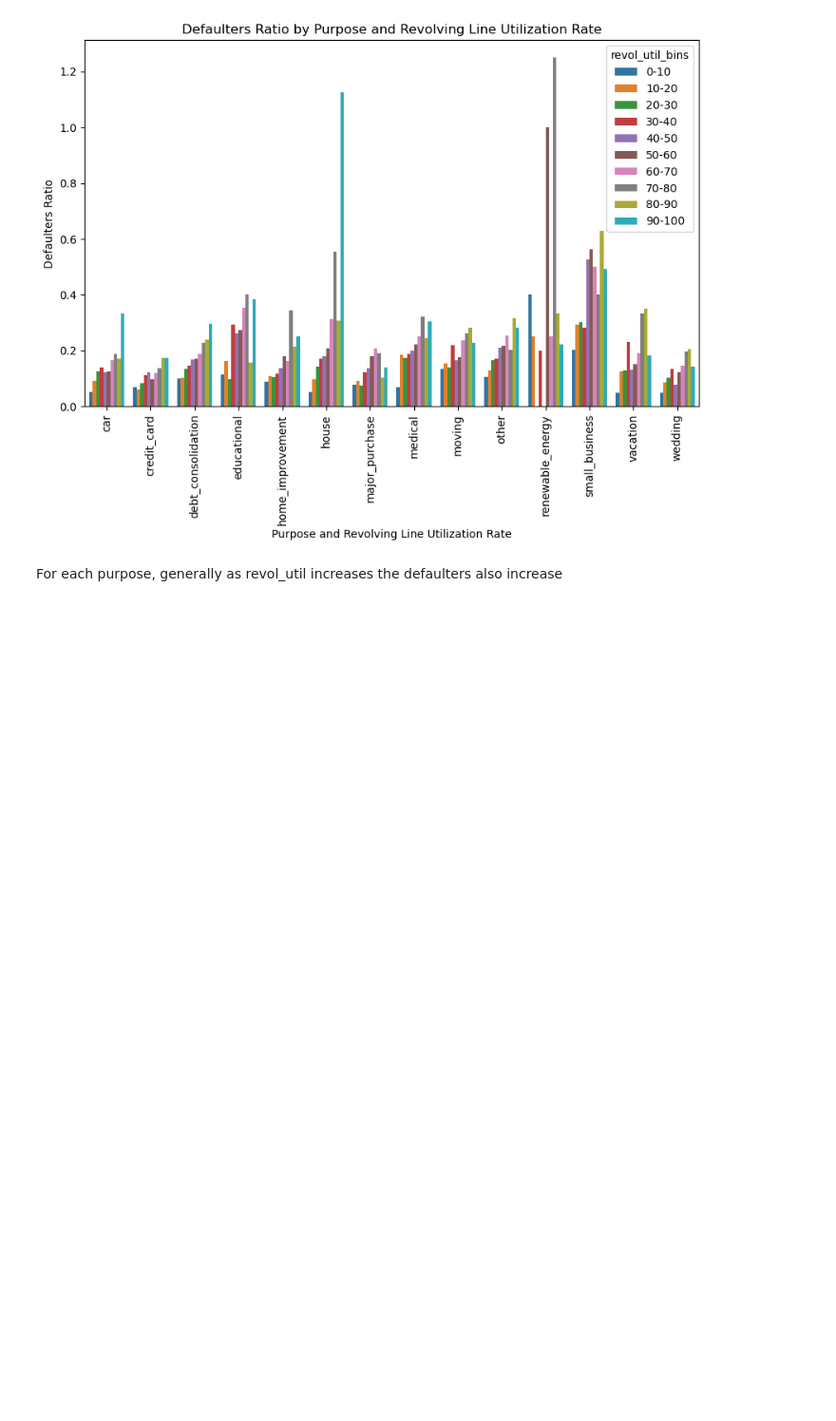
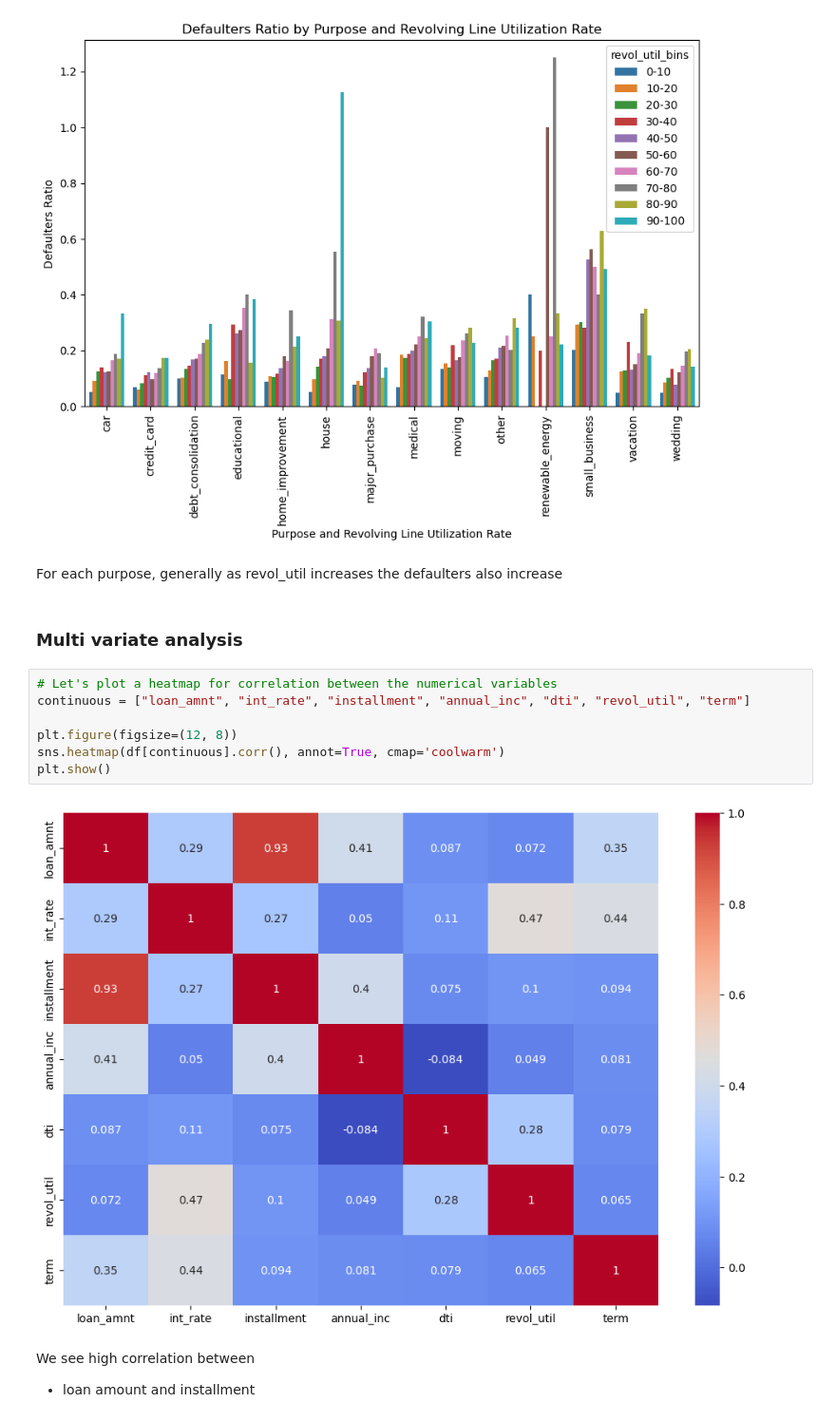
Before and after one commit to Rishabh-Saha/LendingClubCaseStudy, a Jupyter notebook: Rishabh_Saha.ipynb, the cells around one changed output. Shown at 95% size. Saved outputs shown, nothing was run; the diff lists cells and outputs as text; blank space fills up the shorter version.

Commit message:
multivariate analysis

```diff
--- a/Rishabh_Saha.ipynb
+++ b/Rishabh_Saha.ipynb
@@ -1249,3 +1249,18 @@ wedding 50-60                      8          65  0.123077
 [figure]
 # %% [markdown]
 For each purpose, generally as revol_util increases the defaulters also increase
+# %% [markdown]
+### Multi variate analysis
+# %%
+# Let's plot a heatmap for correlation between the numerical variables
+continuous = ["loan_amnt", "int_rate", "installment", "annual_inc", "dti", "revol_util", "term"]
+
+plt.figure(figsize=(12, 8))
+sns.heatmap(df[continuous].corr(), annot=True, cmap='coolwarm')
+plt.show()
+# %% [output]
+[figure, added]
+# %% [markdown]
+We see high correlation between
+
+- loan amount and installment
```
